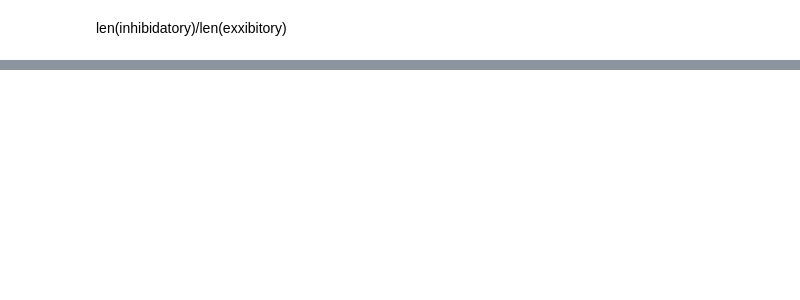
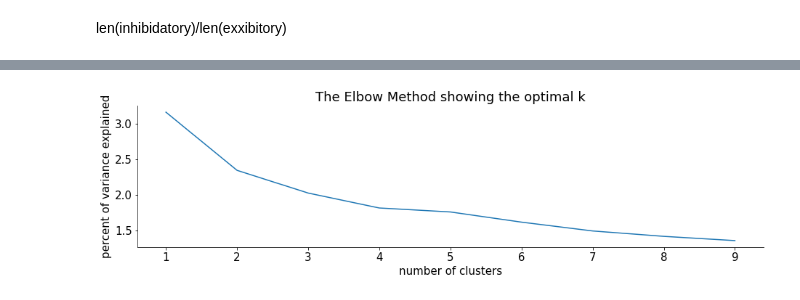
Before and after one commit to 2walkingfish/Neuromatch_Project_133, a Jupyter notebook: Explore_steinmetz_extra_dataset.ipynb, the cells around one changed output, grey strips where cells are left out. Cells and saved outputs as stored; diff of their text form; code cells hidden in the pictures; blank space fills up the shorter version.

```diff
--- a/Explore_steinmetz_extra_dataset.ipynb
+++ b/Explore_steinmetz_extra_dataset.ipynb
@@ -201,0 +205,17 @@ plt.scatter(transformation_results[:,0],transformation_results[:,1], c= labels)
+# %%
+percent_of_var_explained = []
+
+cluster_range = range(1,10)
+for cluster_nums in cluster_range:
+  kmeans_m = KMeans(n_clusters = cluster_nums,  random_state=0).fit(transformation_results)
+  percent_of_var_explained.append(sum(np.min(cdist(transformation_results, kmeans_m.cluster_centers_,'euclidean')
+  ,axis = 1))/transformation_results.shape[0])
+
+plt.plot(cluster_range, percent_of_var_explained)
+plt.gca().set_aspect('equal')
+plt.xlabel('number of clusters')
+plt.ylabel('percent of variance explained')
+plt.title('The Elbow Method showing the optimal k')
+plt.show()
+# %% [output]
+[figure, added]
```
Also changed, not shown: parts of 8 cells of this notebook.
